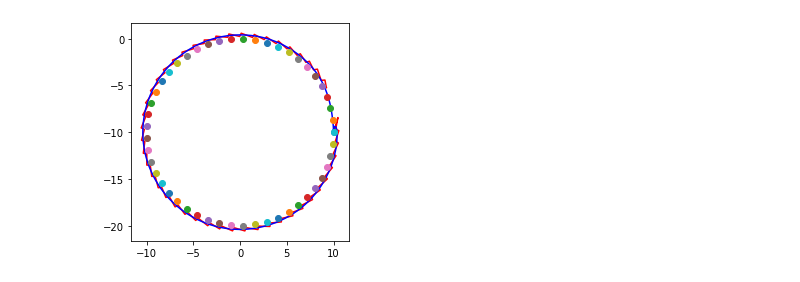
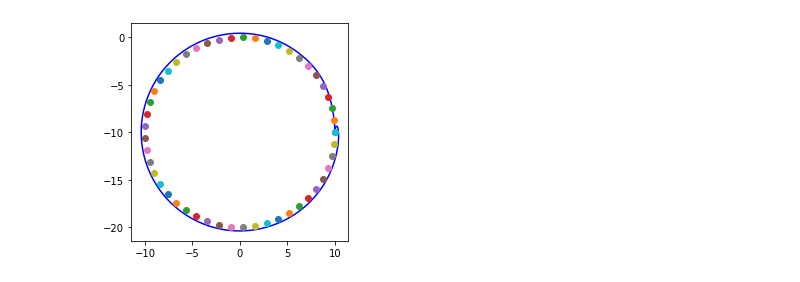
Before and after one commit to esiaero/flightgoggles, a Jupyter notebook: notebooks/"ambition"-based continuous point - circular movement .ipynb, the cells around one changed output. Cells and saved outputs as stored; diff of their text form; code cells hidden in the pictures.

```diff
--- a/notebooks/"ambition"-based continuous point - circular movement .ipynb
+++ b/notebooks/"ambition"-based continuous point - circular movement .ipynb
@@ -140,19 +140,17 @@ Final pose [  9.97 -10.06 -29.93   1.57]
 # %%
 # Orange dots are the waypoints, dotted are waypoints
 # coloration suggests the order
 import itertools
 import matplotlib.pyplot as plt
 
-colors = itertools.cycle(['b', 'g', 'r', 'c', 'm', 'y', 'k'])
-
 plt.gca().set_aspect('equal', adjustable='box')
-plt.plot(fol_accumulator.T[0], fol_accumulator.T[1], 'r')
+# plt.plot(fol_accumulator.T[0], fol_accumulator.T[1], 'r')
 plt.plot(pos_accumulator.T[0], pos_accumulator.T[1], 'b')
 # plt.plot(per_accumulator.T[0], per_accumulator.T[1], 'g')
 for column in waypoint_coords.T:
     plt.plot(column[0], column[1], 'o')
 # %% [output]
-[figure, old version]
+[figure, new version]
 # %%
 import matplotlib.pyplot as plt
 x = np.arange(rand_accumulator.size)
```
Also changed, not shown: parts of 2 cells of this notebook, 2 other files.
